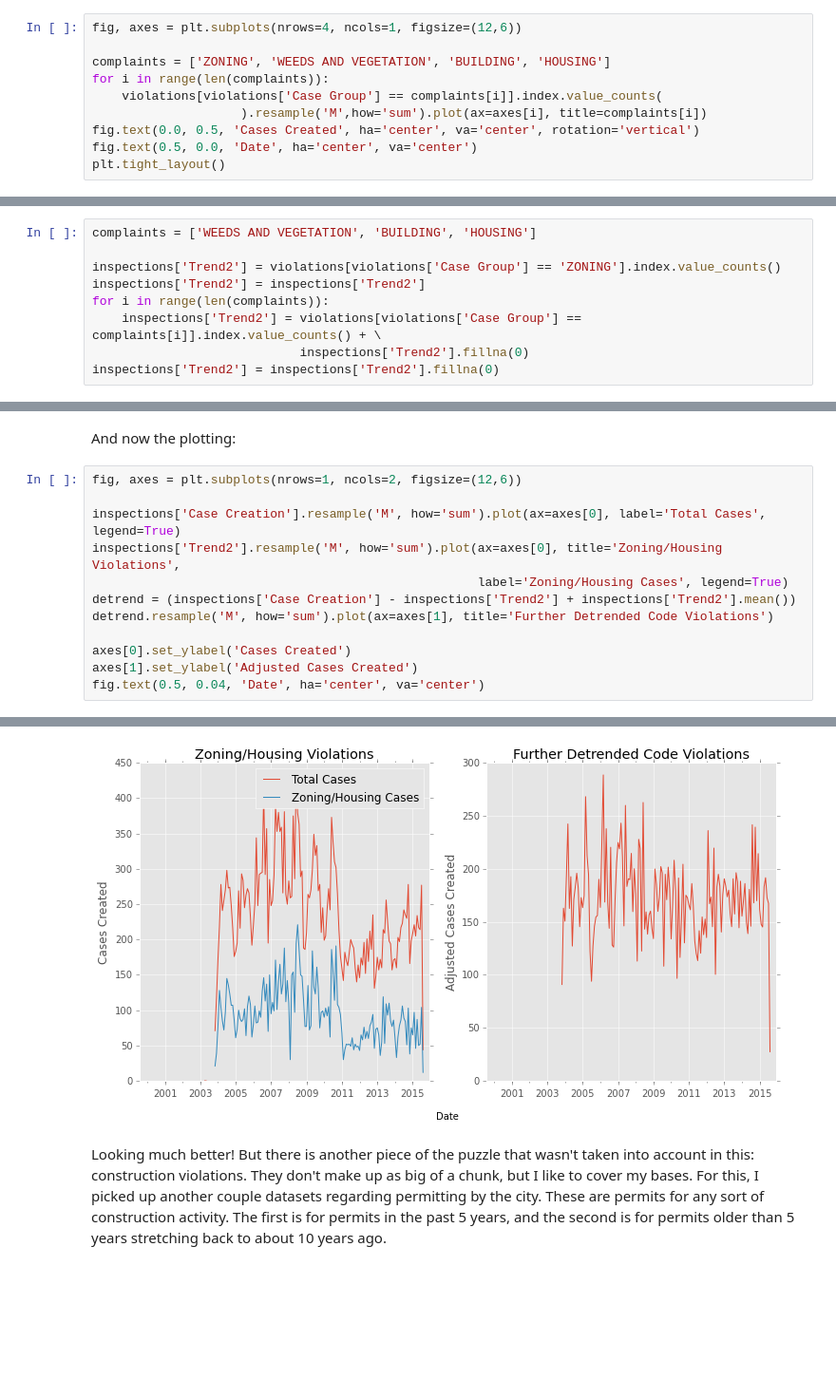
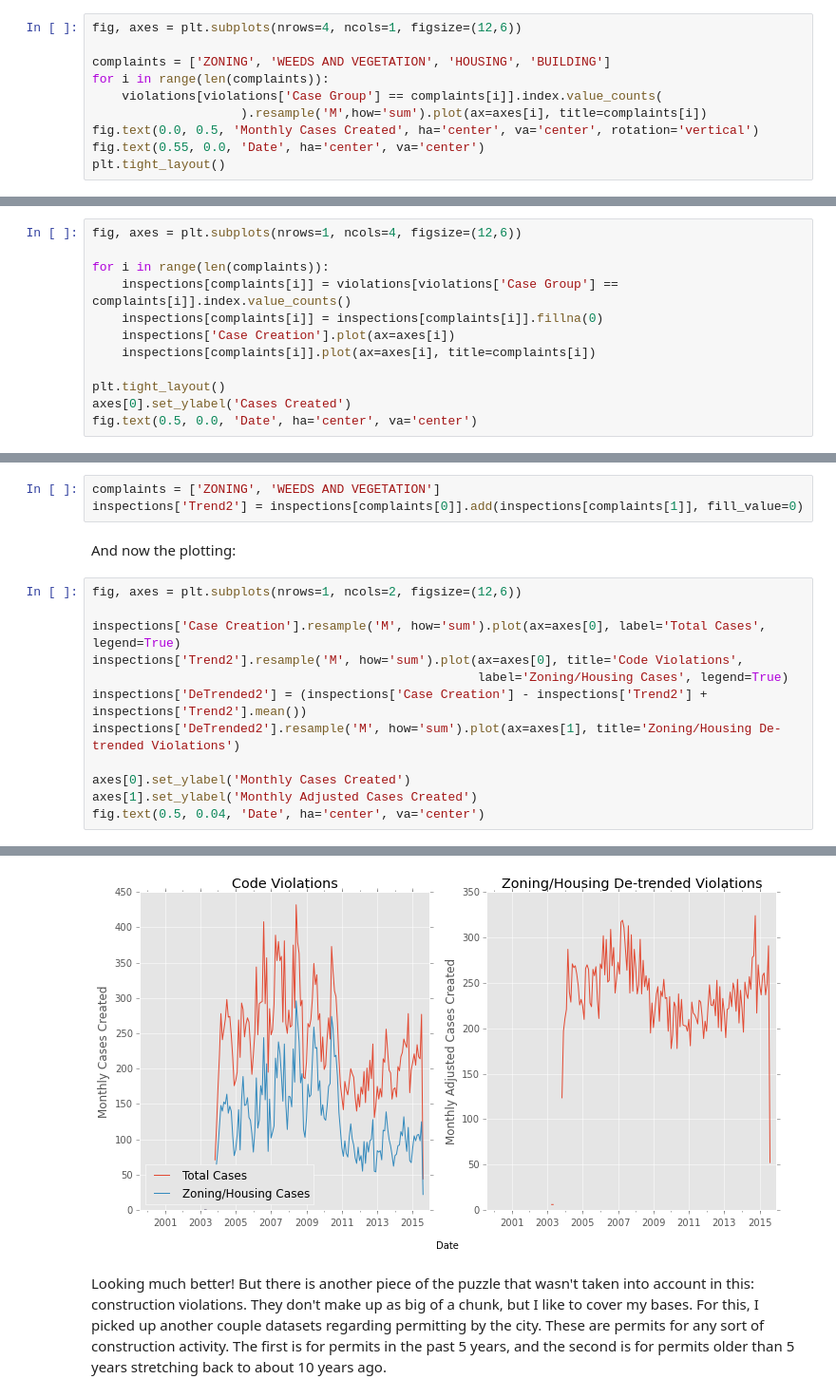
Before and after one commit to RaySSharma/code-violations-seattle, a Jupyter notebook: CodeViolationsSeattle.ipynb, the cells around one changed output, grey strips where cells are left out. Shown at 95% size. Saved outputs shown, nothing was run; the diff lists cells and outputs as text; blank space fills up the shorter version.

Commit message:
Added final plot, need to do conclusion

```diff
--- a/CodeViolationsSeattle.ipynb
+++ b/CodeViolationsSeattle.ipynb
@@ -224,11 +228,11 @@ Fortunately, the original data allows one to sort by the type of code violation
 # %%
 fig, axes = plt.subplots(nrows=4, ncols=1, figsize=(12,6))
 
-complaints = ['ZONING', 'WEEDS AND VEGETATION', 'BUILDING', 'HOUSING']
+complaints = ['ZONING', 'WEEDS AND VEGETATION', 'HOUSING', 'BUILDING']
 for i in range(len(complaints)):
     violations[violations['Case Group'] == complaints[i]].index.value_counts(
                     ).resample('M',how='sum').plot(ax=axes[i], title=complaints[i])
-fig.text(0.0, 0.5, 'Cases Created', ha='center', va='center', rotation='vertical')
-fig.text(0.5, 0.0, 'Date', ha='center', va='center')
+fig.text(0.0, 0.5, 'Monthly Cases Created', ha='center', va='center', rotation='vertical')
+fig.text(0.55, 0.0, 'Date', ha='center', va='center')
 plt.tight_layout()
 # %% [output]
@@ -238,9 +239,0 @@ I can further detrend the data using these as the main reason for the big drop.
-# %%
-complaints = ['WEEDS AND VEGETATION', 'BUILDING', 'HOUSING']
-
-inspections['Trend2'] = violations[violations['Case Group'] == 'ZONING'].index.value_counts()
-inspections['Trend2'] = inspections['Trend2']
-for i in range(len(complaints)):
-    inspections['Trend2'] = violations[violations['Case Group'] == complaints[i]].index.value_counts() + \
-                            inspections['Trend2'].fillna(0)
-inspections['Trend2'] = inspections['Trend2'].fillna(0)
@@ -246,0 +242,12 @@ inspections['Trend2'] = inspections['Trend2'].fillna(0)
+# %%
+fig, axes = plt.subplots(nrows=1, ncols=4, figsize=(12,6))
+
+for i in range(len(complaints)):
+    inspections[complaints[i]] = violations[violations['Case Group'] == complaints[i]].index.value_counts()
+    inspections[complaints[i]] = inspections[complaints[i]].fillna(0)
+    inspections['Case Creation'].plot(ax=axes[i])
+    inspections[complaints[i]].plot(ax=axes[i], title=complaints[i])
+
+plt.tight_layout()
+axes[0].set_ylabel('Cases Created')
+fig.text(0.5, 0.0, 'Date', ha='center', va='center')
@@ -247,20 +259,23 @@ inspections['Trend2'] = inspections['Trend2'].fillna(0)
+# %%
+complaints = ['ZONING', 'WEEDS AND VEGETATION']
+inspections['Trend2'] = inspections[complaints[0]].add(inspections[complaints[1]], fill_value=0)
 # %% [markdown]
 And now the plotting:
 # %%
 fig, axes = plt.subplots(nrows=1, ncols=2, figsize=(12,6))
 
 inspections['Case Creation'].resample('M', how='sum').plot(ax=axes[0], label='Total Cases', legend=True)
-inspections['Trend2'].resample('M', how='sum').plot(ax=axes[0], title='Zoning/Housing Violations',
+inspections['Trend2'].resample('M', how='sum').plot(ax=axes[0], title='Code Violations',
                                                     label='Zoning/Housing Cases', legend=True)
-detrend = (inspections['Case Creation'] - inspections['Trend2'] + inspections['Trend2'].mean())
-detrend.resample('M', how='sum').plot(ax=axes[1], title='Further Detrended Code Violations')
+inspections['DeTrended2'] = (inspections['Case Creation'] - inspections['Trend2'] + inspections['Trend2'].mean())
+inspections['DeTrended2'].resample('M', how='sum').plot(ax=axes[1], title='Zoning/Housing De-trended Violations')
 
-axes[0].set_ylabel('Cases Created')
-axes[1].set_ylabel('Adjusted Cases Created')
+axes[0].set_ylabel('Monthly Cases Created')
+axes[1].set_ylabel('Monthly Adjusted Cases Created')
 fig.text(0.5, 0.04, 'Date', ha='center', va='center')
 # %% [output]
 <matplotlib.text.Text at 0x...>
-[figure, old version]
+[figure, new version]
 # %% [markdown]
 Looking much better! But there is another piece of the puzzle that wasn't taken into account in this: construction violations. They don't make up as big of a chunk, but I like to cover my bases. For this, I picked up another couple datasets regarding permitting by the city. These are permits for any sort of construction activity. The first is for permits in the past 5 years, and the second is for permits older than 5 years stretching back to about 10 years ago.
 # %%
```
Also changed, not shown: parts of 19 cells of this notebook.
